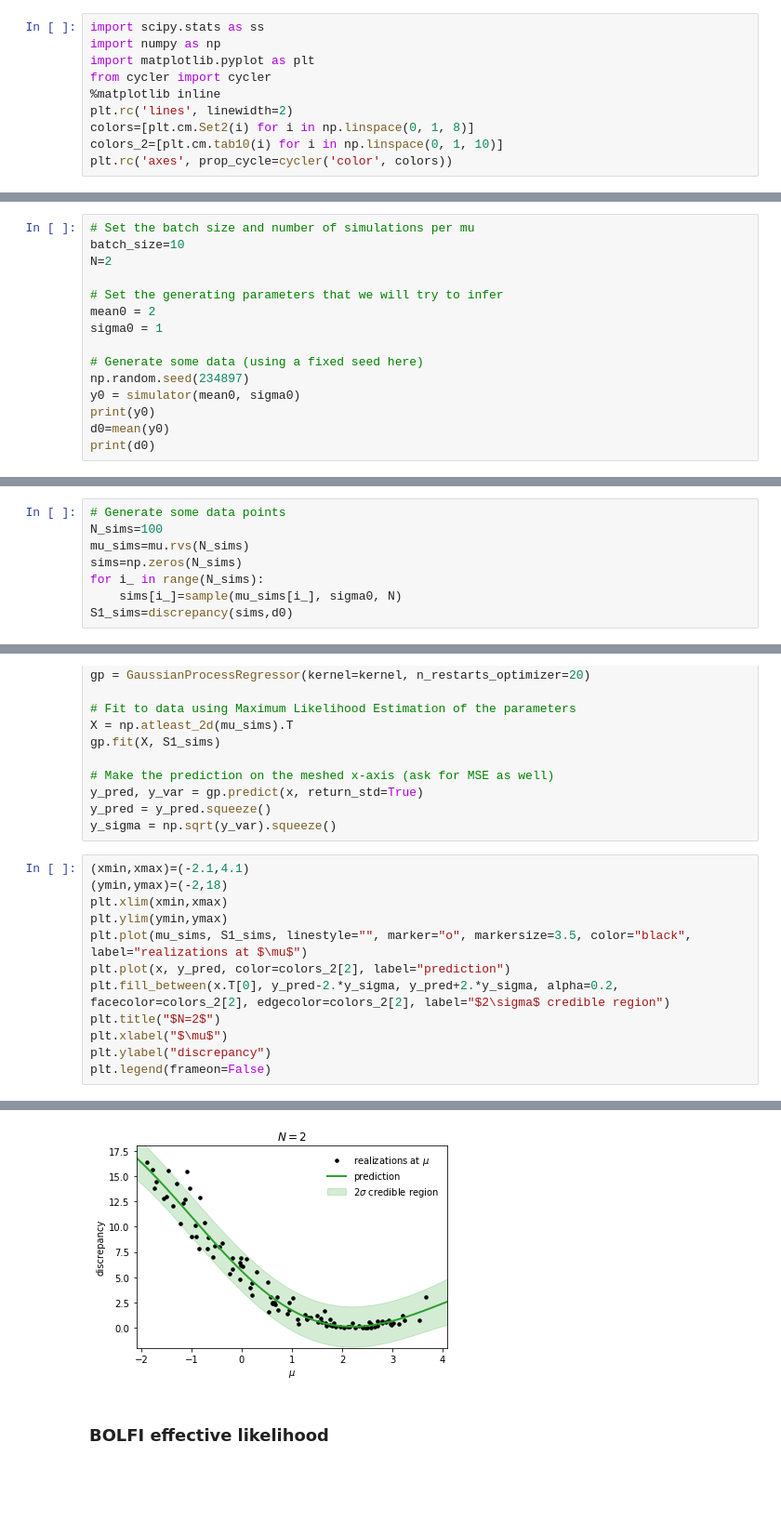
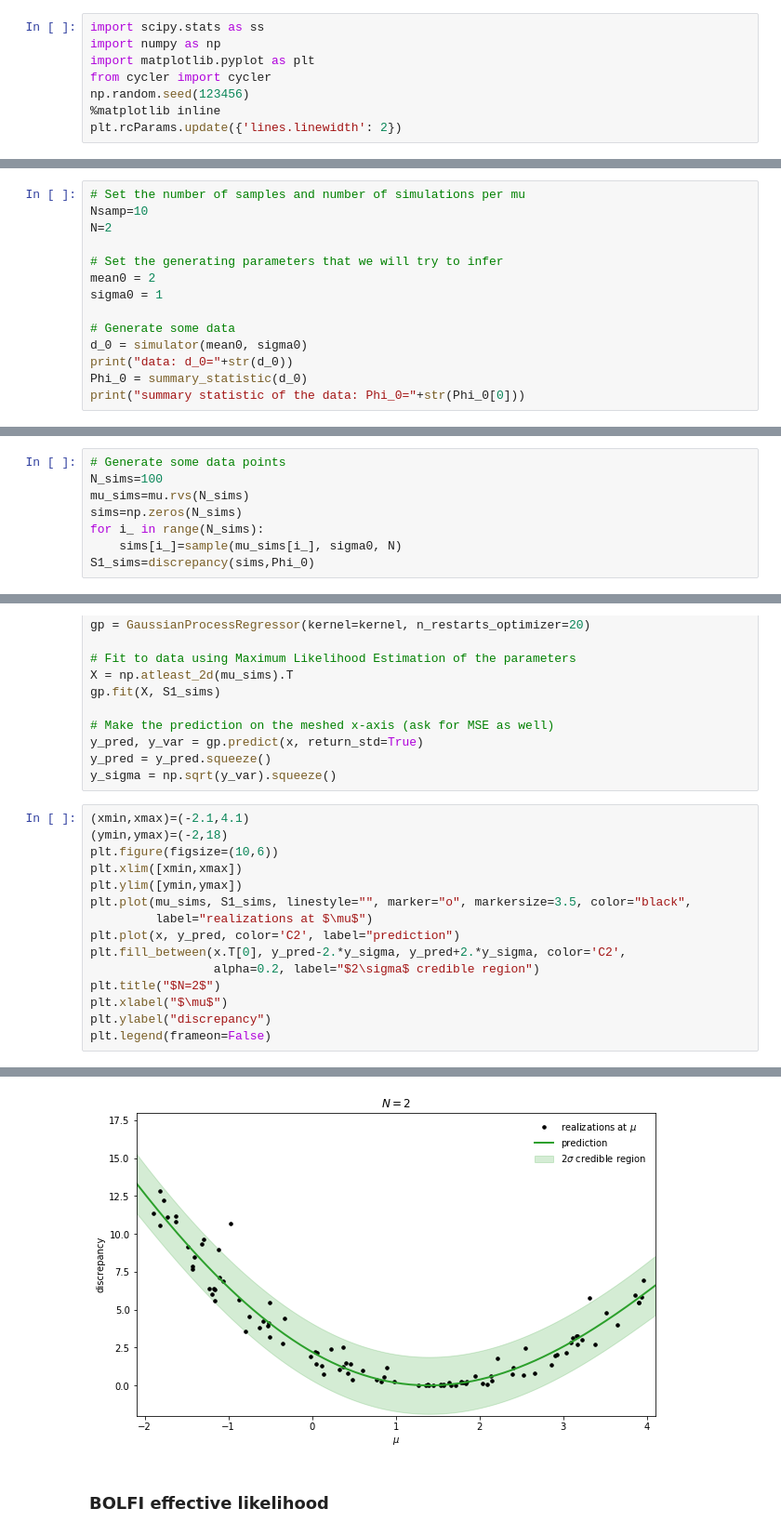
Before and after one commit to florent-leclercq/Bayes_InfoTheory, a Jupyter notebook: ABC_discrepancy_effective_likelihood.ipynb, the cells around one changed output, grey strips where cells are left out. Shown at 93% size. Saved outputs shown, nothing was run; the diff lists cells and outputs as text; blank space fills up the shorter version.

```diff
--- a/ABC_discrepancy_effective_likelihood.ipynb
+++ b/ABC_discrepancy_effective_likelihood.ipynb
@@ -12,10 +9,8 @@ import scipy.stats as ss
 import numpy as np
 import matplotlib.pyplot as plt
 from cycler import cycler
+np.random.seed(123456)
 %matplotlib inline
-plt.rc('lines', linewidth=2)
-colors=[plt.cm.Set2(i) for i in np.linspace(0, 1, 8)]
-colors_2=[plt.cm.tab10(i) for i in np.linspace(0, 1, 10)]
-plt.rc('axes', prop_cycle=cycler('color', colors))
+plt.rcParams.update({'lines.linewidth': 2})
 # %% [markdown]
 ## Setup problem
@@ -41,17 +37,16 @@ def sample(mu, sigma, N):
     return np.mean(sims)
 # %%
-# Set the batch size and number of simulations per mu
-batch_size=10
+# Set the number of samples and number of simulations per mu
+Nsamp=10
 N=2
 
 # Set the generating parameters that we will try to infer
 mean0 = 2
 sigma0 = 1
 
-# Generate some data (using a fixed seed here)
-np.random.seed(234897)
-y0 = simulator(mean0, sigma0)
-print(y0)
-d0=mean(y0)
-print(d0)
+# Generate some data
+d_0 = simulator(mean0, sigma0)
+print("data: d_0="+str(d_0))
+Phi_0 = summary_statistic(d_0)
+print("summary statistic of the data: Phi_0="+str(Phi_0[0]))
 # %% [output]
@@ -70,7 +65,7 @@ mu_sims=mu.rvs(N_sims)
 sims=np.zeros(N_sims)
 for i_ in range(N_sims):
     sims[i_]=sample(mu_sims[i_], sigma0, N)
-S1_sims=discrepancy(sims,d0)
+S1_sims=discrepancy(sims,Phi_0)
 # %%
 (xmin,xmax)=(-2.1,4.1)
 (ymin,ymax)=(-2,18)
@@ -191,17 +209,20 @@ y_sigma = np.sqrt(y_var).squeeze()
 # %%
 (xmin,xmax)=(-2.1,4.1)
 (ymin,ymax)=(-2,18)
-plt.xlim(xmin,xmax)
-plt.ylim(ymin,ymax)
-plt.plot(mu_sims, S1_sims, linestyle="", marker="o", markersize=3.5, color="black", label="realizations at $\mu$")
-plt.plot(x, y_pred, color=colors_2[2], label="prediction")
-plt.fill_between(x.T[0], y_pred-2.*y_sigma, y_pred+2.*y_sigma, alpha=0.2, facecolor=colors_2[2], edgecolor=colors_2[2], label="$2\sigma$ credible region")
+plt.figure(figsize=(10,6))
+plt.xlim([xmin,xmax])
+plt.ylim([ymin,ymax])
+plt.plot(mu_sims, S1_sims, linestyle="", marker="o", markersize=3.5, color="black",
+         label="realizations at $\mu$")
+plt.plot(x, y_pred, color='C2', label="prediction")
+plt.fill_between(x.T[0], y_pred-2.*y_sigma, y_pred+2.*y_sigma, color='C2',
+                 alpha=0.2, label="$2\sigma$ credible region")
 plt.title("$N=2$")
 plt.xlabel("$\mu$")
 plt.ylabel("discrepancy")
 plt.legend(frameon=False)
 # %% [output]
 <matplotlib.legend.Legend at 0x...>
-[figure, old version]
+[figure, new version]
 # %% [markdown]
 ### BOLFI effective likelihood
```
Also changed, not shown: parts of 24 cells of this notebook, 2 other files.
